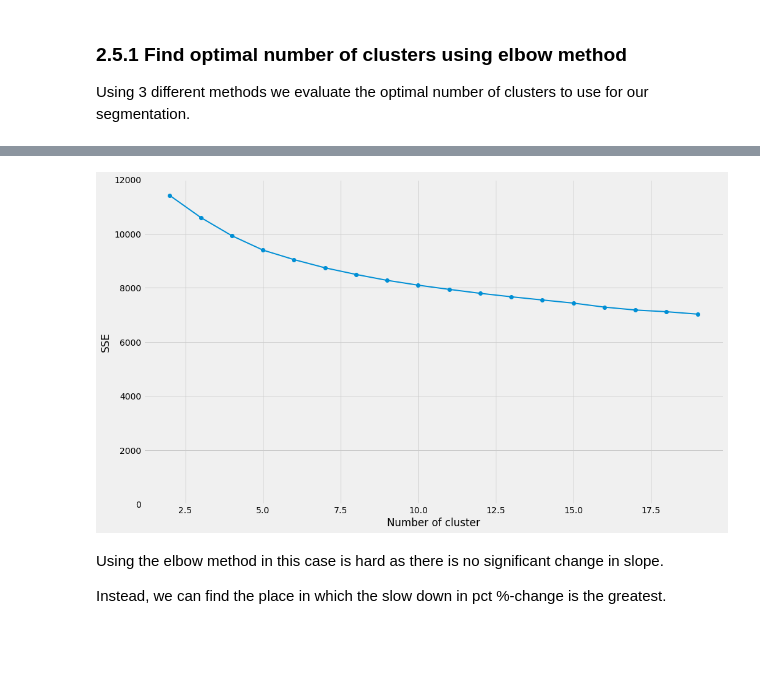
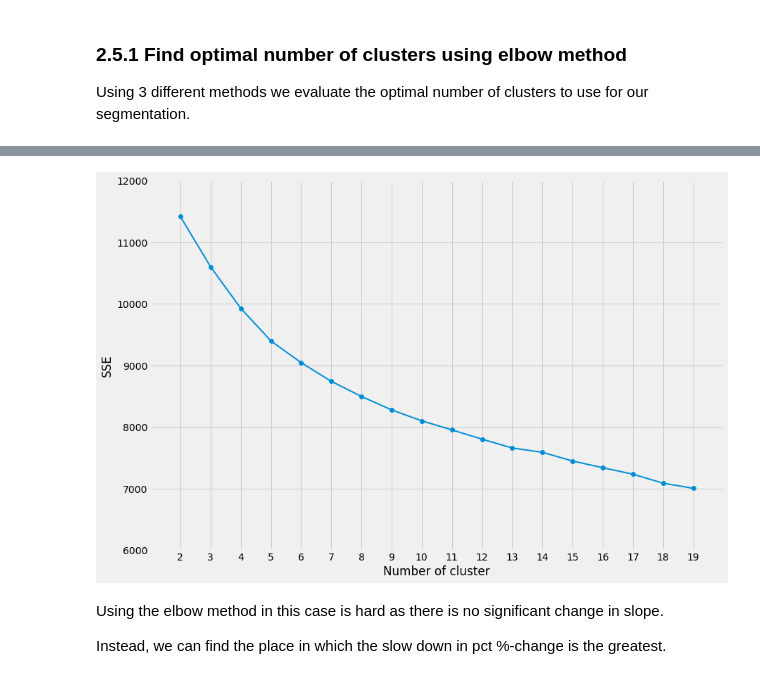
Before and after one commit to lmo272/instacart-product-recommender, a Jupyter notebook: 2_Clustering/2_clustering.ipynb, the cells around one changed output, grey strips where cells are left out. Saved outputs shown, nothing was run; the diff lists cells and outputs as text; code cells hidden in the pictures; blank space fills up the shorter version.

```diff
--- a/2_Clustering/2_clustering.ipynb
+++ b/2_Clustering/2_clustering.ipynb
@@ -209,14 +211,16 @@ for k in range(2,20):
 18
 19
 # %%
-plt.figure(figsize=(15,9))
+plt.figure(figsize=(13,9))
 plt.plot(list(sse.keys()), list(sse.values()), "-o", linewidth=2)
 plt.xlabel("Number of cluster")
 plt.ylabel("SSE")
-plt.ylim(0, 12000)
+plt.ylim(6000, 12000)
+plt.xlim(1,20)
+plt.xticks(range(2,20))
 plt.show()
 # %% [output]
-[figure, old version]
+[figure, new version]
 # %% [markdown]
 Using the elbow method in this case is hard as there is no significant change in slope.
 
```
Also changed, not shown: parts of 28 cells of this notebook.
